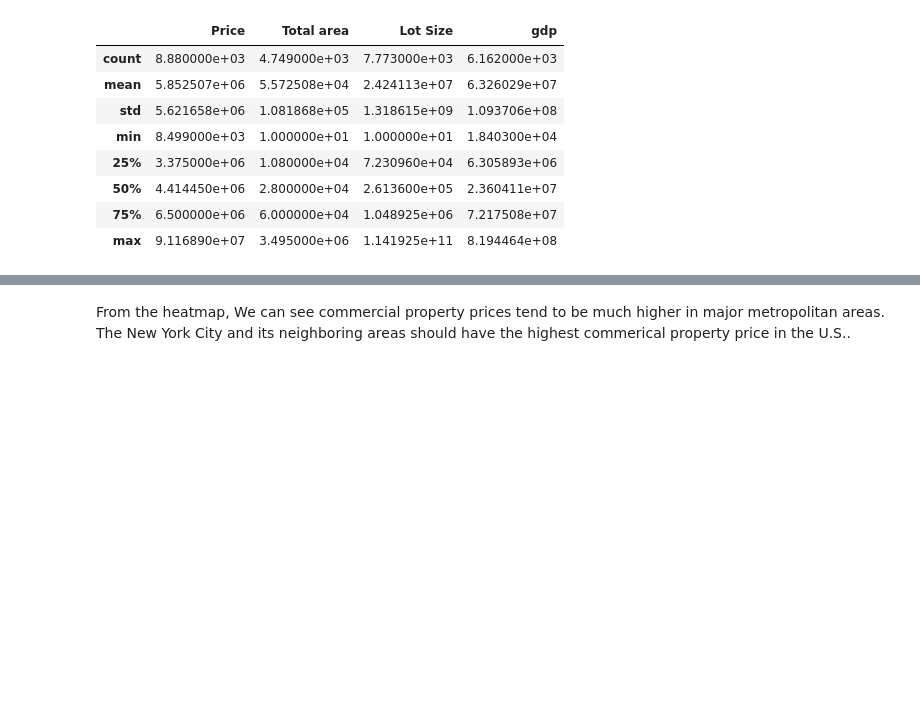
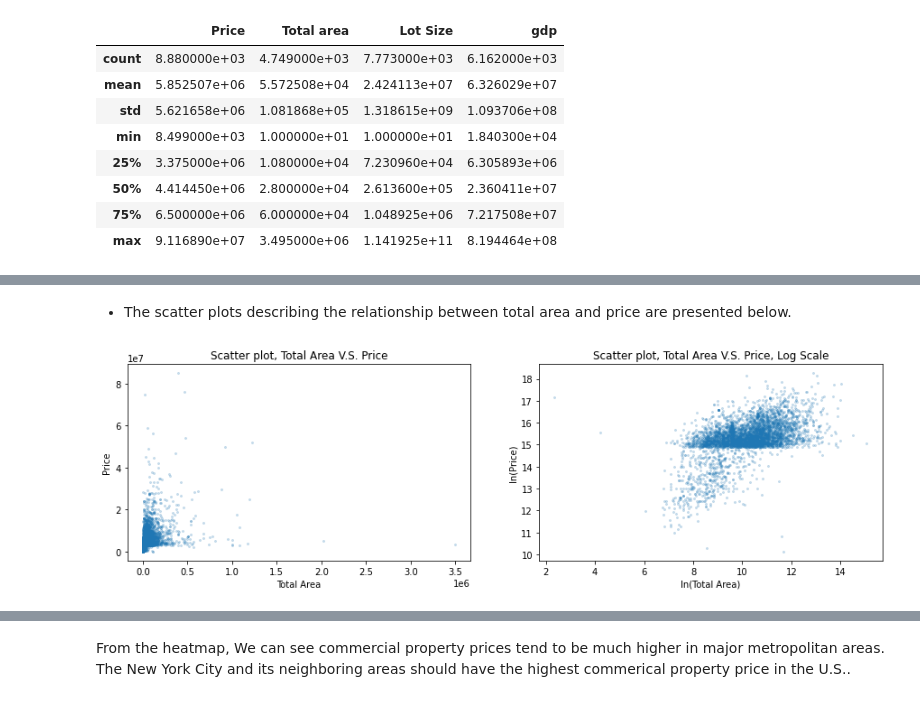
Before and after one commit to HallOfSam/ECON-320-LAB-Python-R-, a Jupyter notebook: Assignments & Final Project/Final_Project_Group22.ipynb, the cells around one changed output, grey strips where cells are left out. Cells and saved outputs as stored; diff of their text form; code cells hidden in the pictures; blank space fills up the shorter version.

```diff
--- a/Assignments & Final Project/Final_Project_Group22.ipynb
+++ b/Assignments & Final Project/Final_Project_Group22.ipynb
@@ -403,0 +344,24 @@ APIKEY = getpass.getpass()
+# %% [markdown]
+- The scatter plots describing the relationship between total area and price are presented below.
+# %%
+noise = np.random.normal(0, 2, size = len(df_map))
+total_area_jitter = df_map['Total area'] + noise
+price_jitter = df_map['Price'] + noise
+
+f = plt.figure(figsize=(15,4))
+ax = f.add_subplot(121)
+ax2 = f.add_subplot(122)
+
+ax.plot(total_area_jitter, price_jitter,'o', alpha = 0.2, markersize = 2)
+ax.title.set_text('Scatter plot, Total Area V.S. Price')
+ax.set_xlabel('Total Area')
+ax.set_ylabel('Price')
+
+ax2.plot(np.log(total_area_jitter), np.log(price_jitter),'o', alpha = 0.2, markersize = 2)
+ax2.title.set_text('Scatter plot, Total Area V.S. Price, Log Scale')
+ax2.set_xlabel('ln(Total Area)')
+ax2.set_ylabel('ln(Price)')
+
+plt.show()
+# %% [output]
+[figure, added]
```
Also changed, not shown: parts of 31 cells of this notebook, 4 other files.
